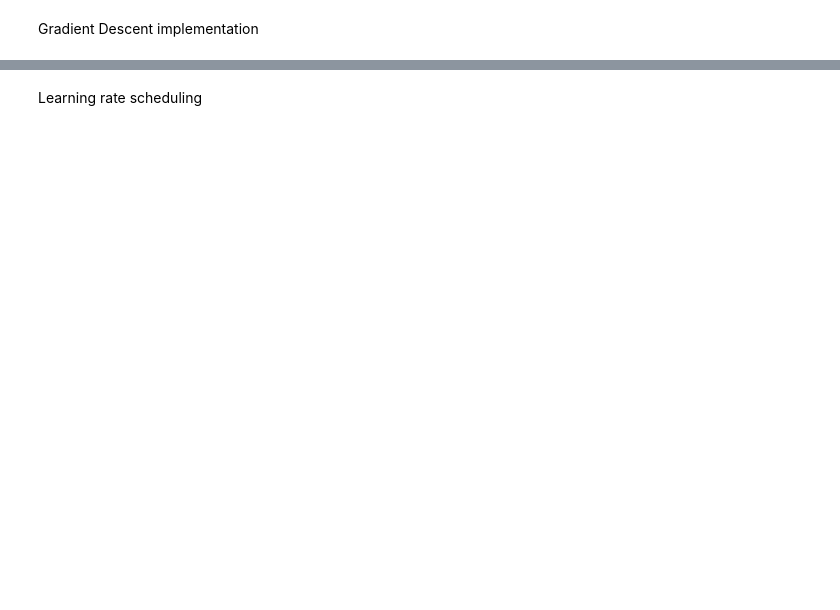
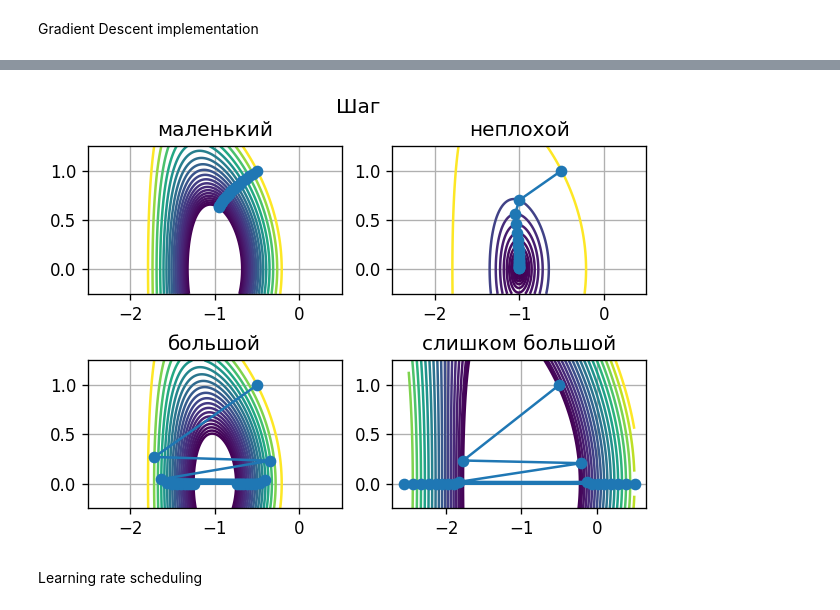
Before and after one commit to YuriNeverov/Optimization-Methods-Gradient-Descent, a Jupyter notebook: GradientDescent.ipynb, the cells around one changed output, grey strips where cells are left out. Cells and saved outputs as stored; diff of their text form; code cells hidden in the pictures; blank space fills up the shorter version.

```diff
--- a/GradientDescent.ipynb
+++ b/GradientDescent.ipynb
@@ -10,2 +54,25 @@ Learning rate
+# %%
+t = np.linspace(-1.5, 1.5, 1000)
+X, Y = np.meshgrid(t - 1, (t + 1) / 2)
+fig = plt.figure(dpi=120)
+fig.suptitle('Шаг')
+
+
+def plot_const_lr(n: int, lr: float, title: str):
+  points = gd_const_lr(grad, x0, lr, max_epoch=20)
+  plt.subplot(n)
+  plt.grid(True)
+  plt.title(title)
+  plt.plot(points[:, 0], points[:, 1], 'o-')
+  plt.contour(X, Y, f(np.array([X, Y])), levels=sorted([f(p) for p in points]))
+
+
+plot_const_lr(221, 0.01, 'маленький')
+plot_const_lr(222, 0.1, 'неплохой')
+plot_const_lr(223, 0.243, 'большой')
+plot_const_lr(224, 0.255, 'слишком большой')
+plt.subplots_adjust(hspace=0.45)
+# %% [output]
+[figure, added]
 # %% [markdown]
 Learning rate scheduling
```
Also changed, not shown: parts of 13 cells of this notebook.
